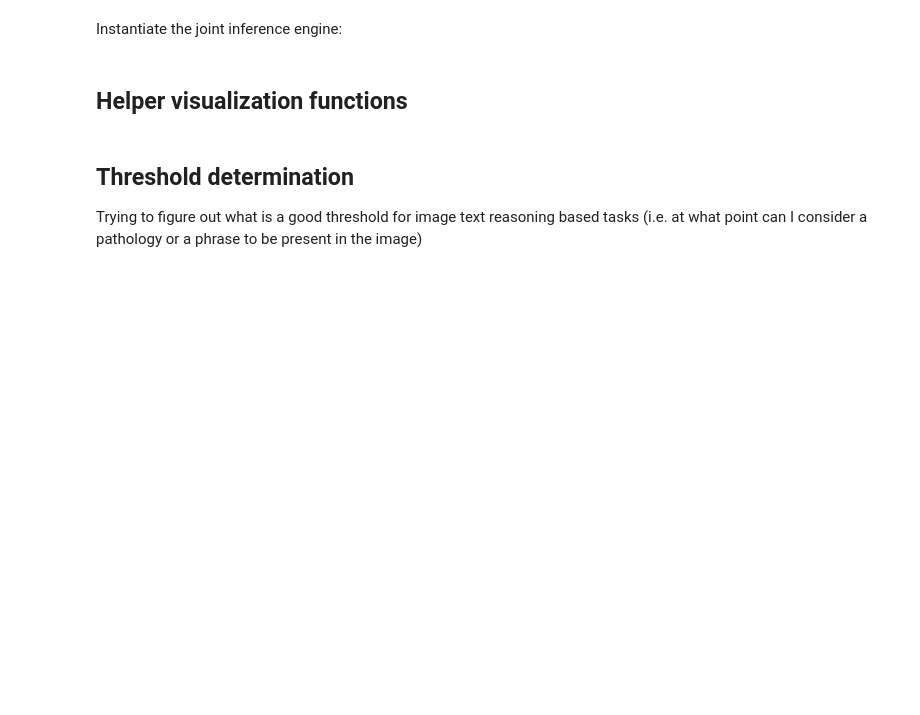
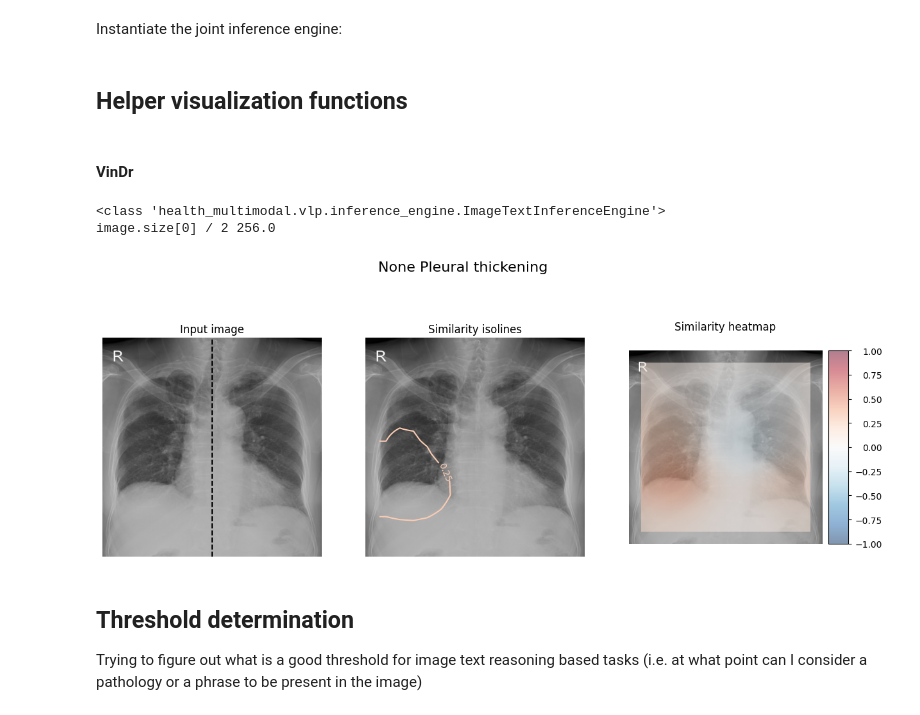
Before and after one commit to NamanSharma5/cxr-agent, a Jupyter notebook: phrase_grounding/hi-ml-phrase-grounding.ipynb, the cells around one changed output. Saved outputs shown, nothing was run; the diff lists cells and outputs as text; code cells hidden in the pictures; blank space fills up the shorter version.

```diff
--- a/phrase_grounding/hi-ml-phrase-grounding.ipynb
+++ b/phrase_grounding/hi-ml-phrase-grounding.ipynb
@@ -221,22 +226,37 @@ def _plot_bounding_boxes(
             (x, y), width, height, linewidth=linewidth, edgecolor='k', facecolor='none', linestyle='--', alpha=alpha
         )
         ax.add_patch(rect)
+
+TypeBox = Tuple[float, float, float, float]
+
+def plot_phrase_grounding(image_path: Path, text_prompt: str, bboxes: List[TypeBox] = None, other_text_prompt = None) -> None:
+    print(type(image_text_inference))
+    similarity_map = image_text_inference.get_similarity_map_from_raw_data(
+        image_path=image_path,
+        query_text=text_prompt,
+        interpolation="bilinear",
+    )
+
+    plot_phrase_grounding_similarity_map(
+        image_path=image_path,
+        similarity_map=similarity_map,
+        bboxes=bboxes,
+        text_prompt = f"{other_text_prompt} {text_prompt}"
+    )
-# %%
-TypeBox = Tuple[float, float, float, float]
-
-def plot_phrase_grounding(image_path: Path, text_prompt: str, bboxes: List[TypeBox], other_text_prompt = None) -> None:
-    similarity_map = image_text_inference.get_similarity_map_from_raw_data(
-        image_path=image_path,
-        query_text=text_prompt,
-        interpolation="bilinear",
-    )
-
-    plot_phrase_grounding_similarity_map(
-        image_path=image_path,
-        similarity_map=similarity_map,
-        bboxes=bboxes,
-        text_prompt = f"{other_text_prompt} {text_prompt}"
-    )
+# %% [markdown]
+#### VinDr
+# %%
+overall = "57a1a6b02398e336508aa57ecf962e74,Pleural thickening,"
+vindr_image_id = overall.split(",")[0] if len(overall) > 0 else "40497da14aafc428210b623fc8445288"
+vindr_dir_test_path = Path('/vol/biodata/data/chest_xray/VinDr-CXR/1.0.0_png_512/raw/test/')
+vindr_image_path = vindr_dir_test_path / f'{vindr_image_id}.png'
+phrase = overall.split(",")[1] if len(overall) > 0 else "Aortic enlargement"
+
+plot_phrase_grounding(vindr_image_path,phrase)
+# %% [output]
+<class 'health_multimodal.vlp.inference_engine.ImageTextInferenceEngine'>
+image.size[0] / 2 256.0
+[figure, added]
 # %% [markdown]
 ## Threshold determination
 
```
Also changed, not shown: parts of 8 cells of this notebook, 3 other files.
